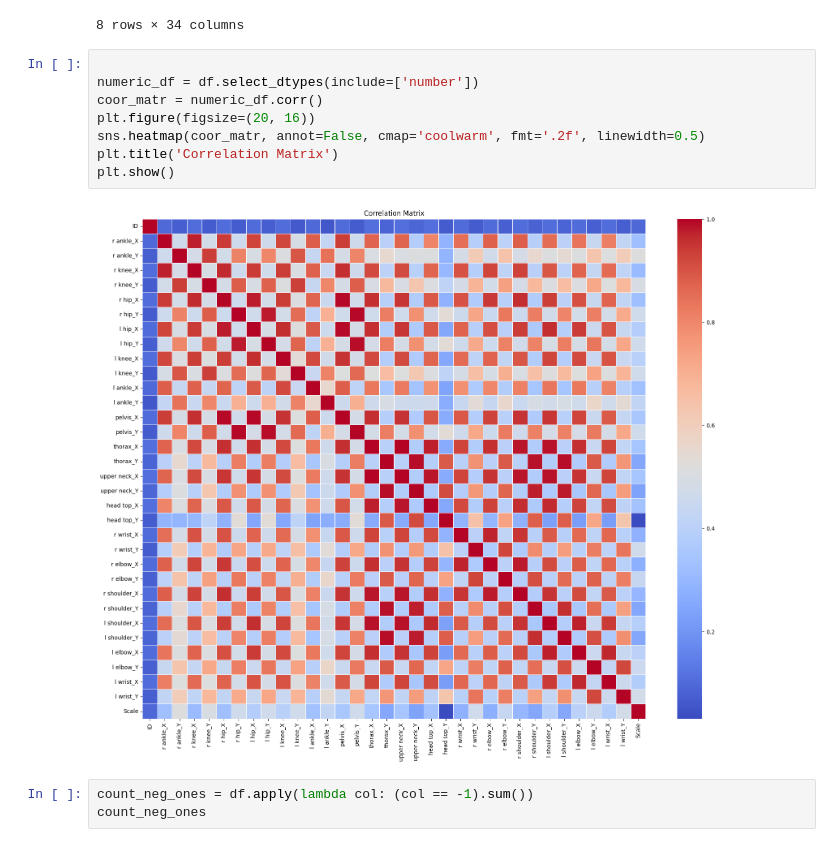
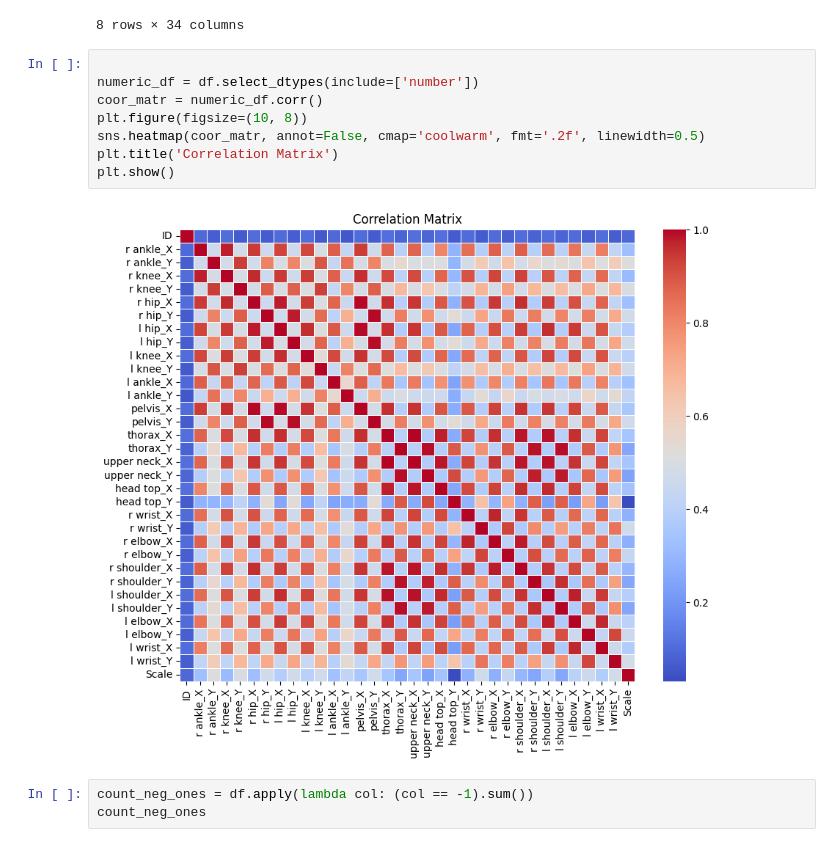
Before and after one commit to bernaprioste1704/LimbsID-Samsung-Final-Project, a Jupyter notebook: EDA/EDAmpii.ipynb, the cells around one changed output. Cells and saved outputs as stored; diff of their text form.

```diff
--- a/EDA/EDAmpii.ipynb
+++ b/EDA/EDAmpii.ipynb
@@ -66,13 +66,13 @@ df.describe()
 # %%
 
 numeric_df = df.select_dtypes(include=['number'])
 coor_matr = numeric_df.corr()
-plt.figure(figsize=(20, 16))
+plt.figure(figsize=(10, 8))
 sns.heatmap(coor_matr, annot=False, cmap='coolwarm', fmt='.2f', linewidth=0.5)
 plt.title('Correlation Matrix')
 plt.show()
 # %% [output]
-[figure, old version]
+[figure, new version]
 # %%
 count_neg_ones = df.apply(lambda col: (col == -1).sum())
 count_neg_ones
```
Also changed, not shown: parts of 5 cells of this notebook.
